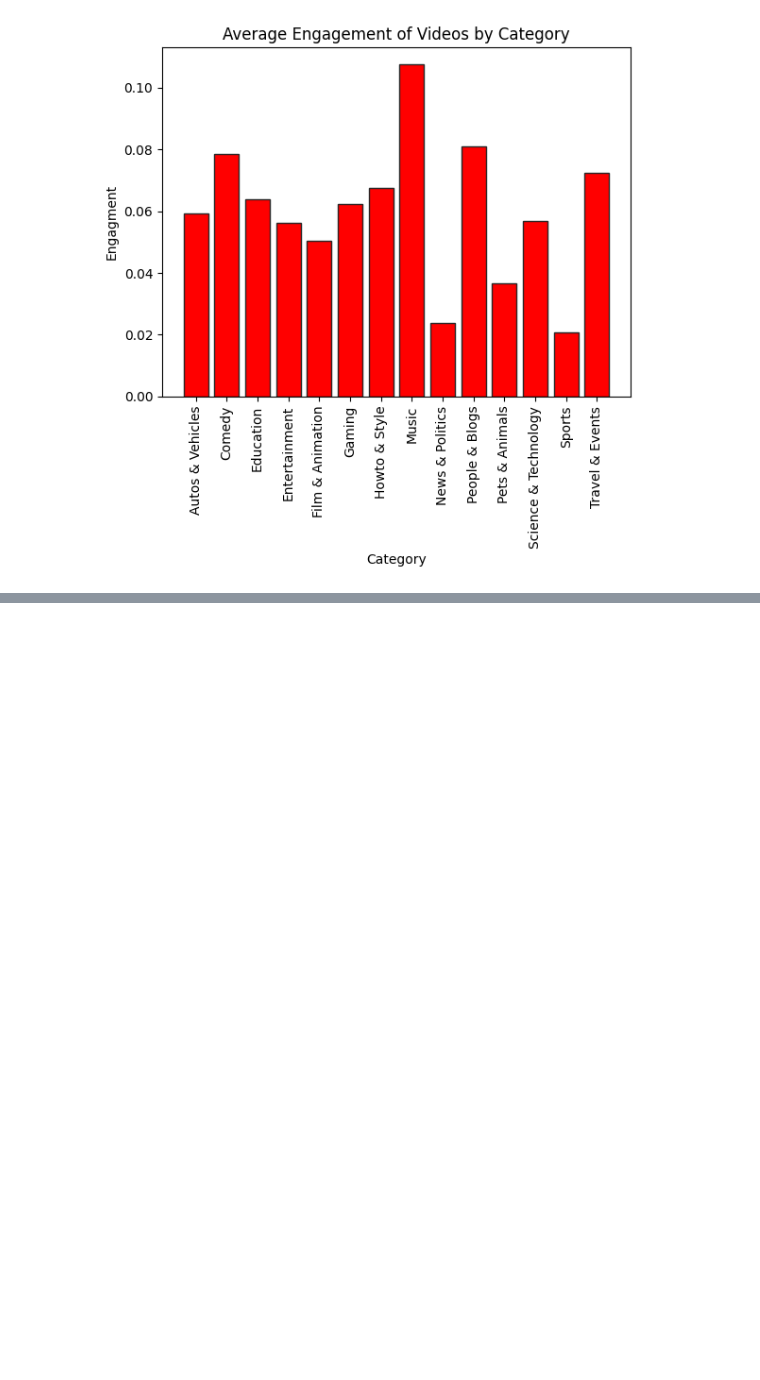
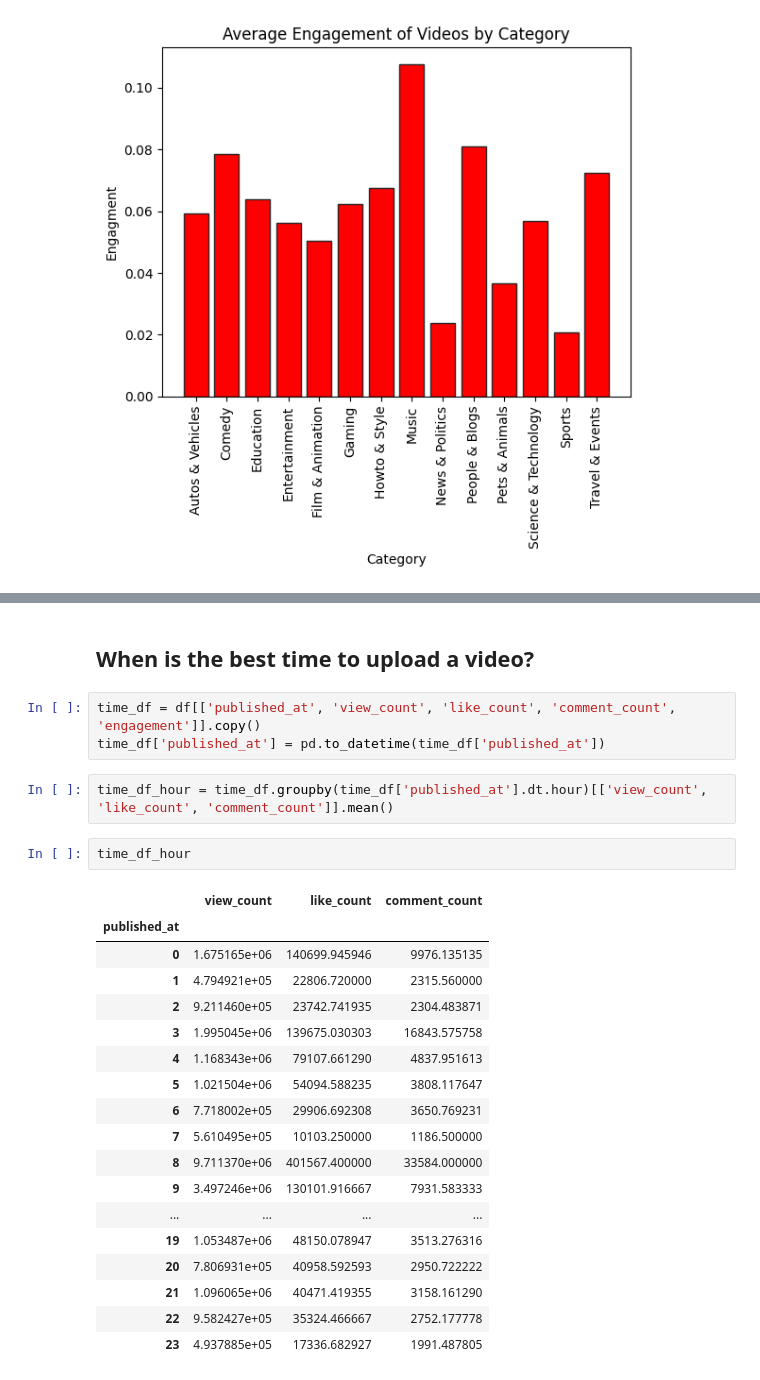
Before and after one commit to kevoinno/youtube-analytics, a Jupyter notebook: youtube_trending_visualizations.ipynb, the cells around one changed output, grey strips where cells are left out. Drawn from its saved outputs; the diff is of its cells as text; blank space fills up the shorter version.

```diff
--- a/youtube_trending_visualizations.ipynb
+++ b/youtube_trending_visualizations.ipynb
@@ -388,0 +135,28 @@ plt.title('Engagment vs Duration of Video');
+# %% [markdown]
+## When is the best time to upload a video?
+# %%
+time_df = df[['published_at', 'view_count', 'like_count', 'comment_count', 'engagement']].copy()
+time_df['published_at'] = pd.to_datetime(time_df['published_at'])
+# %%
+time_df_hour = time_df.groupby(time_df['published_at'].dt.hour)[['view_count', 'like_count', 'comment_count']].mean()
+# %%
+time_df_hour
+# %% [output]
+|  | view_count | like_count | comment_count |
+| published_at |  |  |  |
+| 0 | 1.675165e+06 | 140699.945946 | 9976.135135 |
+| 1 | 4.794921e+05 | 22806.720000 | 2315.560000 |
+| 2 | 9.211460e+05 | 23742.741935 | 2304.483871 |
+| 3 | 1.995045e+06 | 139675.030303 | 16843.575758 |
+| 4 | 1.168343e+06 | 79107.661290 | 4837.951613 |
+| 5 | 1.021504e+06 | 54094.588235 | 3808.117647 |
+| 6 | 7.718002e+05 | 29906.692308 | 3650.769231 |
+| 7 | 5.610495e+05 | 10103.250000 | 1186.500000 |
+| 8 | 9.711370e+06 | 401567.400000 | 33584.000000 |
+| 9 | 3.497246e+06 | 130101.916667 | 7931.583333 |
+| ... | ... | ... | ... |
+| 19 | 1.053487e+06 | 48150.078947 | 3513.276316 |
+| 20 | 7.806931e+05 | 40958.592593 | 2950.722222 |
+| 21 | 1.096065e+06 | 40471.419355 | 3158.161290 |
+| 22 | 9.582427e+05 | 35324.466667 | 2752.177778 |
+| 23 | 4.937885e+05 | 17336.682927 | 1991.487805 |
```
Also changed, not shown: parts of 71 cells of this notebook.
